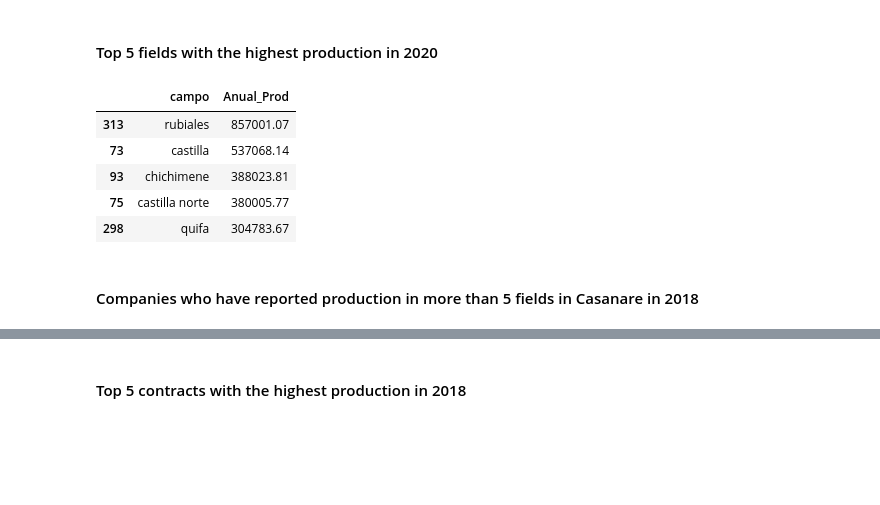
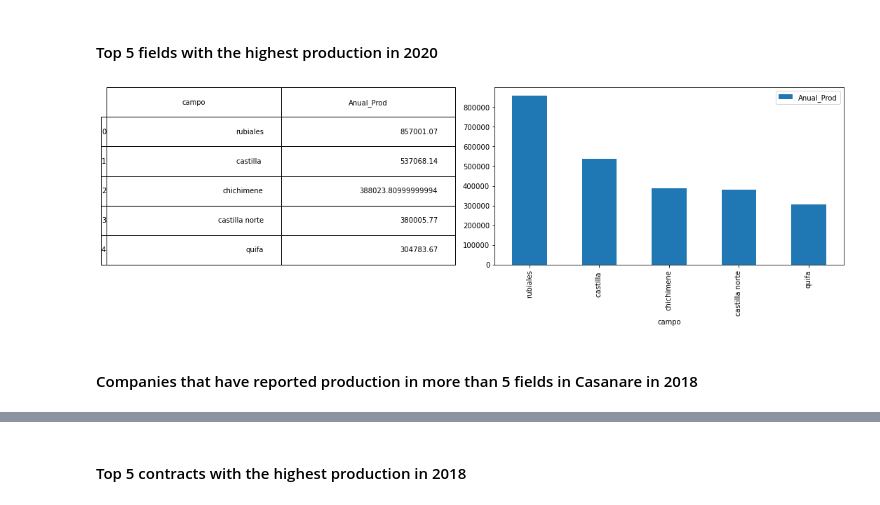
Before and after one commit to Hackaton-O-G-CAN/Hackaton_2020, a Jupyter notebook: hackaton_answers.ipynb, the cells around one changed output, grey strips where cells are left out. Saved outputs shown, nothing was run; the diff lists cells and outputs as text; code cells hidden in the pictures; blank space fills up the shorter version.

Commit message:
punto 5 y corrección cleandata

```diff
--- a/hackaton_answers.ipynb
+++ b/hackaton_answers.ipynb
@@ -20,9 +22,11 @@ from IPython.display import display_html
 ## Downloading, Loading & Cleanning Data
 # %%
 # Scrappes and downloads the data from ANH website
-download = downloadData.downloadData()
-download.getData()
-
+#download = downloadData.downloadData()
+#download.getData()
+data = dataProc.dataProc()
+df = data.loadData()
+df_dict = data.cleanData(df)
 #Load Blind test data and Data
 #data = dataProc.dataProc()
 #df = data.loadData()
@@ -153,32 +145,34 @@ df_dict['2020']['Total_Prod']=df_dict['2020'].iloc[:,January::].fillna(0).sum(ax
 # %%
+#get location of january in the dataset
+January= df_dict['2020'].columns.get_loc("enero")
+
+#Get total production by row
+df_dict['2020']['Total_Prod']=df_dict['2020'].iloc[:,January::].fillna(0).sum(axis=1)
+
 #Production 2020 by field
 Prod_2020=df_dict['2020'].groupby('campo')['Total_Prod'].sum().reset_index(name ='Anual_Prod')
 #Top 5 anual production by field
 Highest_Prod=Prod_2020.sort_values(by=['Anual_Prod'], ascending=False).iloc[0:5,:].reset_index(drop=True)
 
 #Visualization
 fig, (ax1,ax2) = plt.subplots(1,2, figsize=(10,4))  # 1 row, 2 columns
+font_size=10
 bbox=[0, 0, 1, 1]
 
 #table visualization
 mpl_table = ax1.table(cellText = Highest_Prod.values, rowLabels = Highest_Prod.index, bbox=bbox, colLabels=Highest_Prod.columns)
 mpl_table.auto_set_font_size(False)
 mpl_table.set_fontsize(font_size)
 
 #bar plot visualization
 ax1.axis('off')
 font_size=14
 Highest_Prod.plot(x='campo', y='Anual_Prod', kind="bar",figsize=(15,5), ax=ax2)
 fig.tight_layout()
 # %% [output]
-|  | campo | Anual_Prod |
-| 313 | rubiales | 857001.07 |
-| 73 | castilla | 537068.14 |
-| 93 | chichimene | 388023.81 |
-| 75 | castilla norte | 380005.77 |
-| 298 | quifa | 304783.67 |
+[figure, added]
 # %% [markdown]
-#### Companies who have reported production in more than 5 fields in Casanare in 2018
+#### Companies that have reported production in more than 5 fields in Casanare in 2018
 # %%
 #Total production in 2018
 Jan_2018= df_dict['2018'].columns.get_loc("enero")
```
Also changed, not shown: parts of 22 cells of this notebook, 1 other file.
